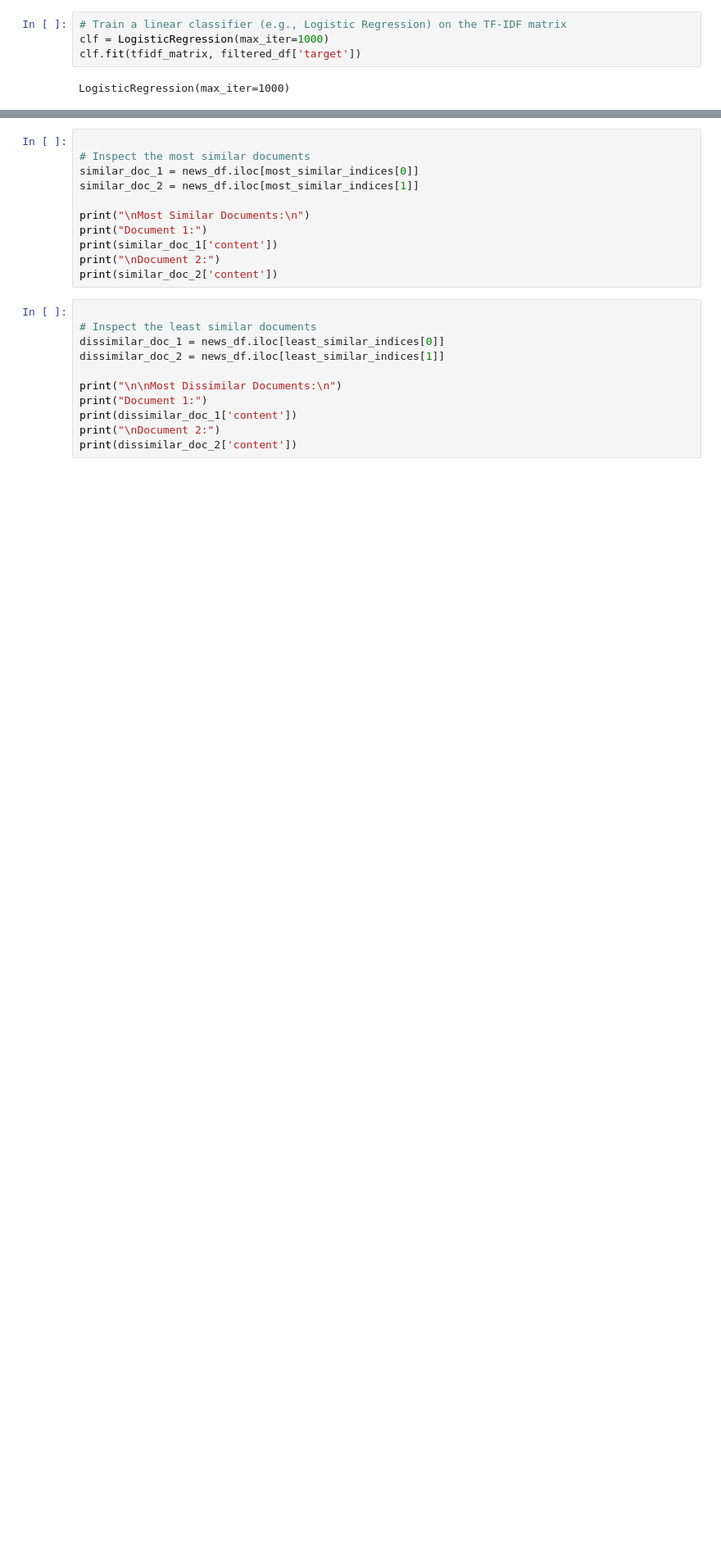
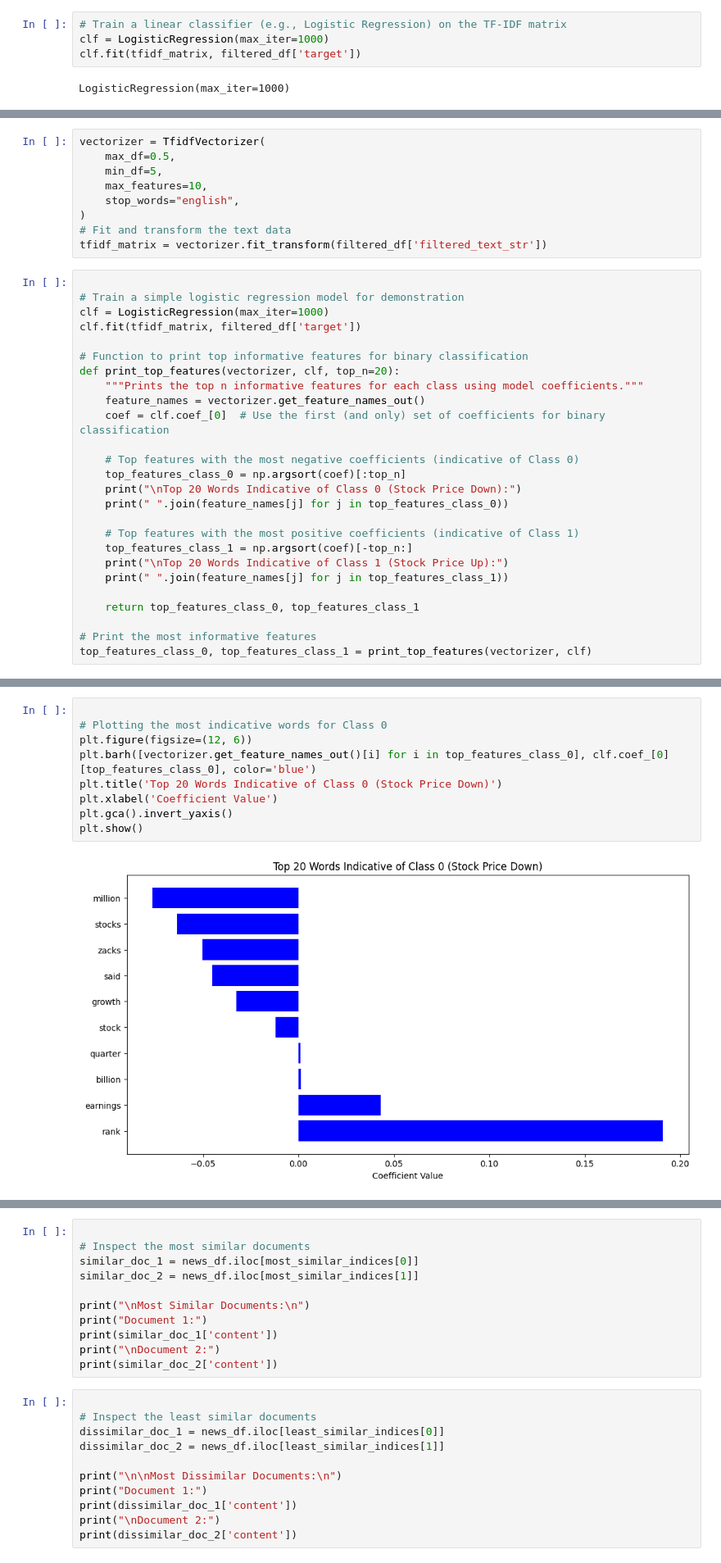
Before and after one commit to GeorgeAntono/Stock-Movement-Prediction, a Jupyter notebook: Data_preprocessing.ipynb, the cells around one changed output, grey strips where cells are left out. Shown at 82% size. Cells and saved outputs as stored; diff of their text form; blank space fills up the shorter version.

```diff
--- a/Data_preprocessing.ipynb
+++ b/Data_preprocessing.ipynb
@@ -189,0 +400,35 @@ similarity_df = pd.DataFrame(similarity_matrix)
+# %%
+vectorizer = TfidfVectorizer(
+    max_df=0.5,
+    min_df=5,
+    max_features=10,
+    stop_words="english",
+)
+# Fit and transform the text data
+tfidf_matrix = vectorizer.fit_transform(filtered_df['filtered_text_str'])
+# %%
+
+# Train a simple logistic regression model for demonstration
+clf = LogisticRegression(max_iter=1000)
+clf.fit(tfidf_matrix, filtered_df['target'])
+
+# Function to print top informative features for binary classification
+def print_top_features(vectorizer, clf, top_n=20):
+    """Prints the top n informative features for each class using model coefficients."""
+    feature_names = vectorizer.get_feature_names_out()
+    coef = clf.coef_[0]  # Use the first (and only) set of coefficients for binary classification
+
+    # Top features with the most negative coefficients (indicative of Class 0)
+    top_features_class_0 = np.argsort(coef)[:top_n]
+    print("\nTop 20 Words Indicative of Class 0 (Stock Price Down):")
+    print(" ".join(feature_names[j] for j in top_features_class_0))
+
+    # Top features with the most positive coefficients (indicative of Class 1)
+    top_features_class_1 = np.argsort(coef)[-top_n:]
+    print("\nTop 20 Words Indicative of Class 1 (Stock Price Up):")
+    print(" ".join(feature_names[j] for j in top_features_class_1))
+
+    return top_features_class_0, top_features_class_1
+
+# Print the most informative features
+top_features_class_0, top_features_class_1 = print_top_features(vectorizer, clf)
@@ -189,0 +441,11 @@ similarity_df = pd.DataFrame(similarity_matrix)
+# %%
+
+# Plotting the most indicative words for Class 0
+plt.figure(figsize=(12, 6))
+plt.barh([vectorizer.get_feature_names_out()[i] for i in top_features_class_0], clf.coef_[0][top_features_class_0], color='blue')
+plt.title('Top 20 Words Indicative of Class 0 (Stock Price Down)')
+plt.xlabel('Coefficient Value')
+plt.gca().invert_yaxis()
+plt.show()
+# %% [output]
+[figure, added]
```
Also changed, not shown: parts of 29 cells of this notebook, 1 other file.
